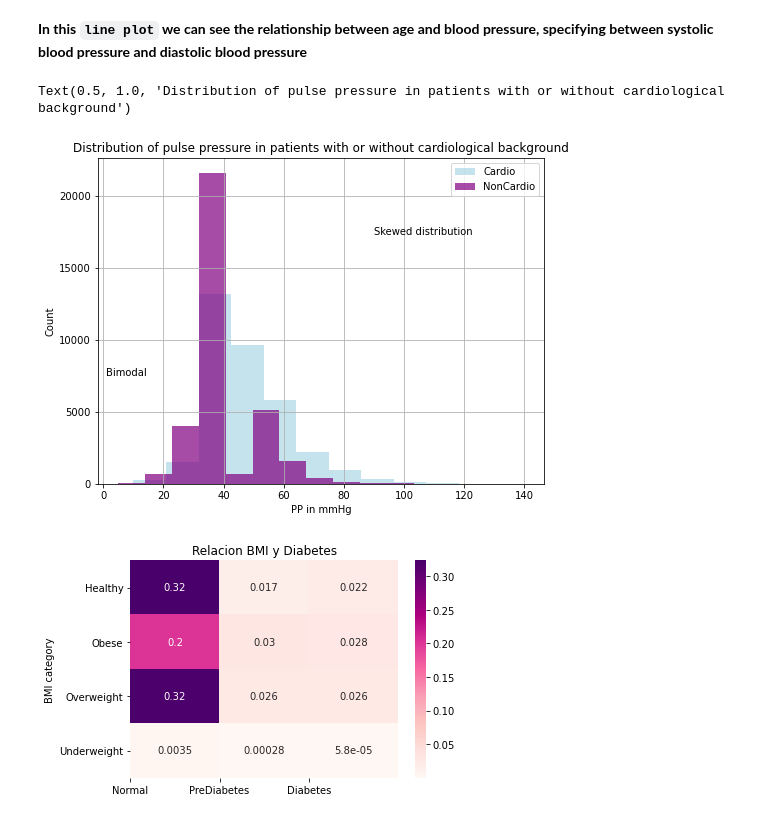
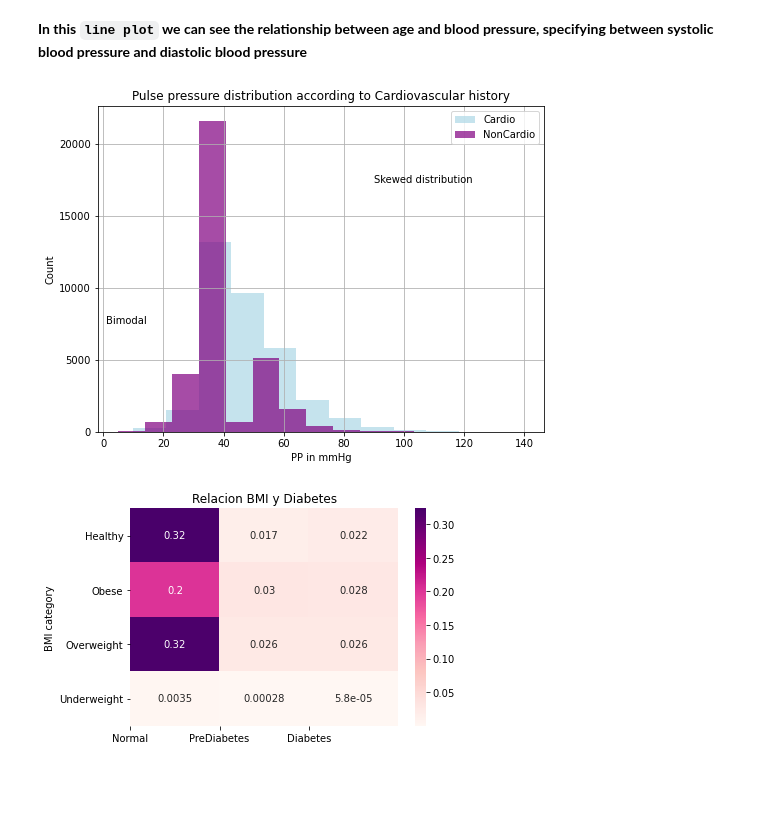
Before and after one commit to Garcia-Gonzalo/risk_factors, a Jupyter notebook: scripts/visualizaciones_final.ipynb, the cells around one changed output. Saved outputs shown, nothing was run; the diff lists cells and outputs as text; code cells hidden in the pictures; blank space fills up the shorter version.

Commit message:
update visualizaciones final

```diff
--- a/scripts/visualizaciones_final.ipynb
+++ b/scripts/visualizaciones_final.ipynb
@@ -181,19 +181,19 @@ plt.legend(['SBP','DBP'])
 # %%
 pp_cardio = data.PP[data.cardio ==1]
 pp_NOcardio = data.PP[data.cardio ==0]
 pp_cardio.describe()
 plt.figure(figsize=(8,6))
 pp_cardio.hist(alpha=0.7, color='lightBlue', bins=12)
 pp_NOcardio.hist(alpha=0.7, color='Purple', bins=14)
 plt.legend(['Cardio','NonCardio'])
 plt.text(90,17300,'Skewed distribution')
 plt.text(1,7500,'Bimodal')
 plt.xlabel('PP in mmHg')
 plt.ylabel('Count')
-plt.title('Distribution of pulse pressure Pulse pressure distribution according to history existence of cardiac history')
+plt.title('Pulse pressure distribution according to Cardiovascular history')
+plt.show()
 # %% [output]
-Text(0.5, 1.0, 'Distribution of pulse pressure in patients with or without cardiological background')
-[figure, old version]
+[figure, new version]
 # %%
 sns.heatmap(pd.crosstab(data.BMICat, data.gluc, normalize='all'), annot=True, cmap = 'RdPu')
 plt.title('Relacion BMI y Diabetes')
```
